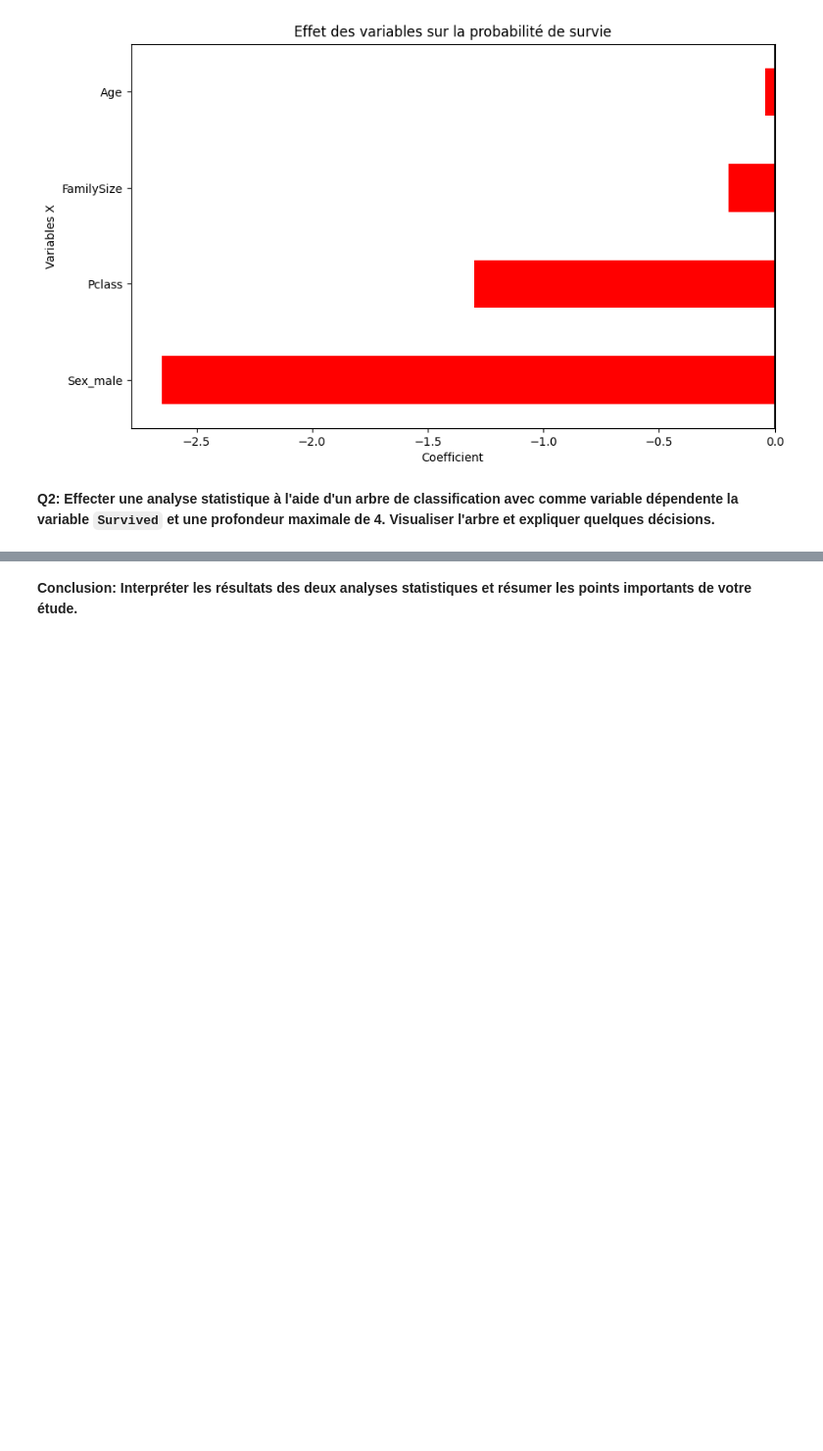
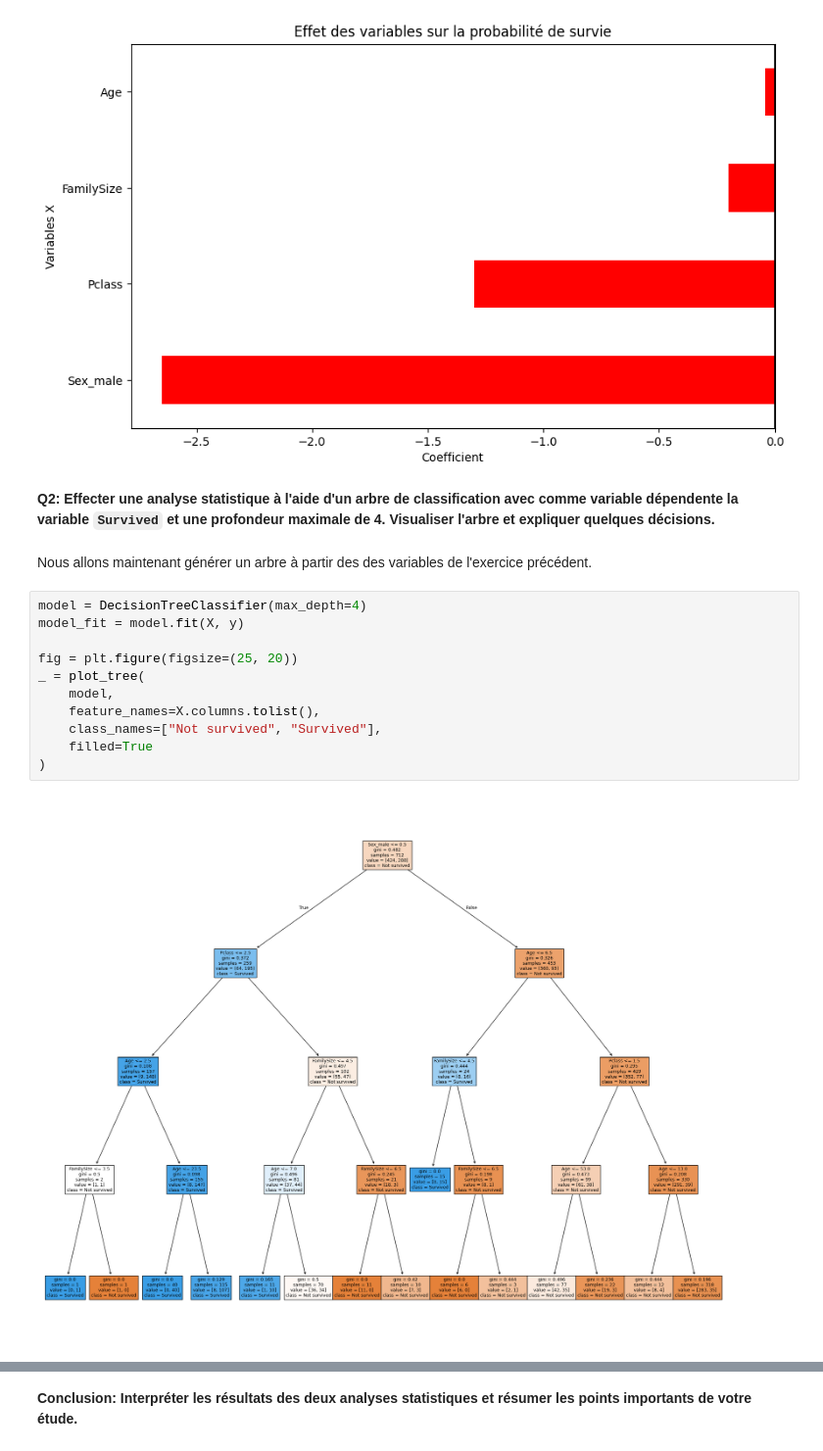
Before and after one commit to marino-casagranda/62-62.2-Data-Analysis, a Jupyter notebook: Projet.ipynb, the cells around one changed output, grey strips where cells are left out. Shown at 98% size. Drawn from its saved outputs; the diff is of its cells as text; blank space fills up the shorter version.

```diff
--- a/Projet.ipynb
+++ b/Projet.ipynb
@@ -633,3 +636,18 @@ plt.show()
 [figure]
 # %% [markdown]
 **Q2: Effecter une analyse statistique à l'aide d'un arbre de classification avec comme variable dépendente la variable `Survived` et une profondeur maximale de 4. Visualiser l'arbre et expliquer quelques décisions.**
+# %% [markdown]
+Nous allons maintenant générer un arbre à partir des des variables de l'exercice précédent.
+# %%
+model = DecisionTreeClassifier(max_depth=4)
+model_fit = model.fit(X, y)
+
+fig = plt.figure(figsize=(25, 20))
+_ = plot_tree(
+    model,
+    feature_names=X.columns.tolist(),
+    class_names=["Not survived", "Survived"],
+    filled=True
+)
+# %% [output]
+[figure, added]
```
Also changed, not shown: parts of 3 cells of this notebook.
